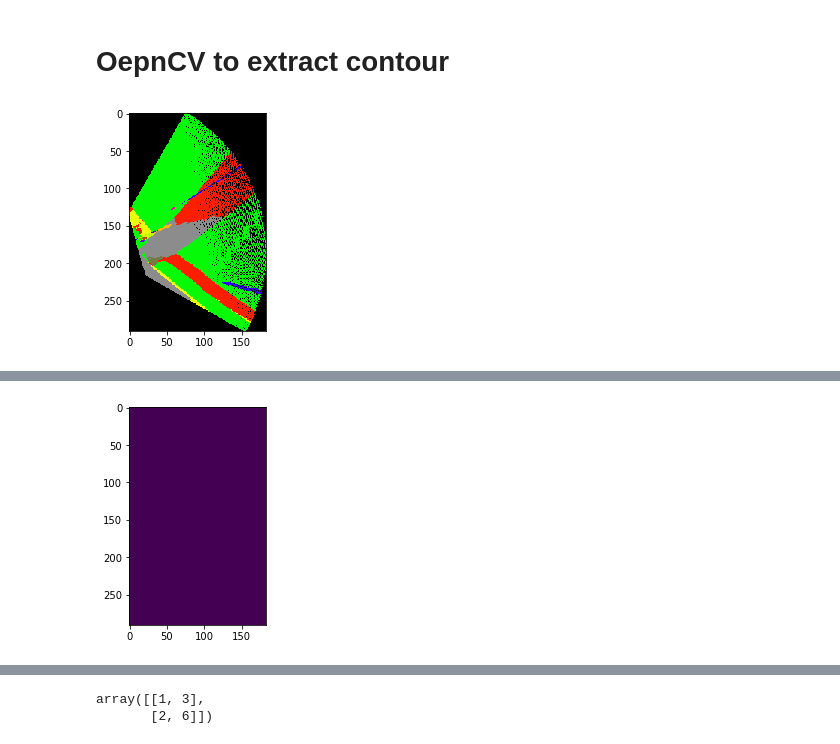
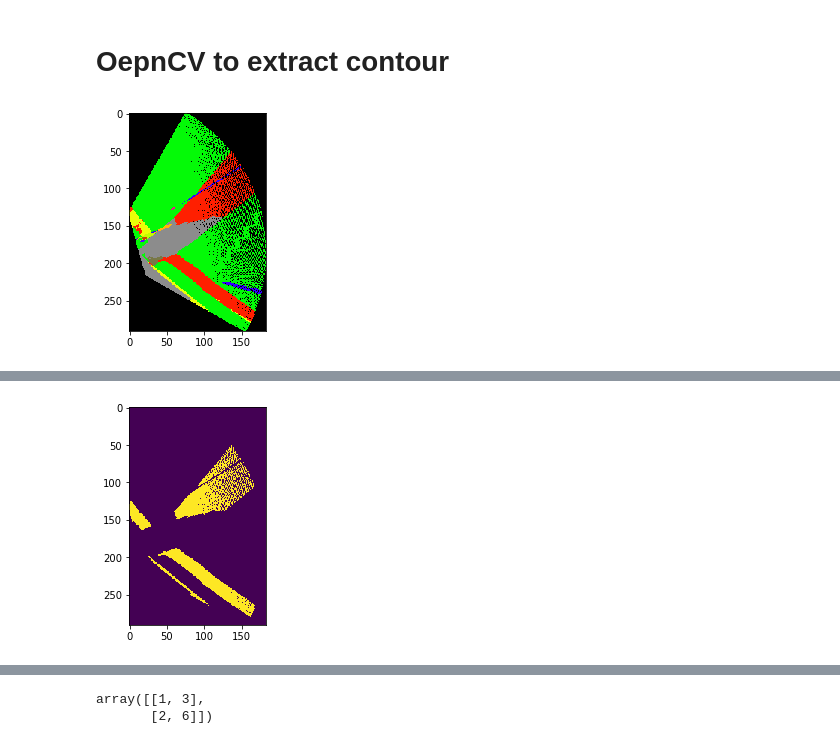
Before and after one commit to gladcolor/JupytetNoteBooks, a Jupyter notebook: StreetViewTools.ipynb, the cells around one changed output, grey strips where cells are left out. Saved outputs shown, nothing was run; the diff lists cells and outputs as text; code cells hidden in the pictures.

```diff
--- a/StreetViewTools.ipynb
+++ b/StreetViewTools.ipynb
@@ -839,31 +840,79 @@ height:  768
 # OepnCV to extract contour
 # %%
 import cv2
+
 import numpy as np
 import matplotlib.pyplot as plt
 from skimage import io
+from PIL import Image
 
 img_file = r'I:\DVRPC\Fill_gap\StreetView\images\kXg-PRDBdAix6L11lAtONA_-75.675715_40.050323_0_74.77_landcover.png'
-img = cv2.imread(img_file,0)
-img2 = io.imread(img_file)
-plt.imshow(img2)
+img_cv = cv2.imread(img_file)
+img_io = io.imread(img_file)
+img_pil = Image.open(img_file)
+plt.imshow(img_io)
 plt.show()
 
-np_img = np.array(img)
-hist,bins = np.histogram(np_img)
-print(hist)
-print(bins)
-np_img = np.where((np_img == 12) | (np_img == 53), 1, 0)
-print(np_img)
-ret,thresh = cv2.threshold(img,1,255,0)
-contours,hierarchy = cv2.findContours(thresh, 1, 2)
+np_img = np.array(img_pil)
 
-cnt = contours[0]
-M = cv2.moments(cnt)
-print(M)
+unique_elements, counts_elements = np.unique(np_img, return_counts=True)
+print(unique_elements)
+print(counts_elements)
+
+np_img = np.where((np_img == 12) | (np_img == 53), 255, 0).astype(np.uint8)
+unique_elements, counts_elements = np.unique(np_img, return_counts=True)
+print(unique_elements)
+print(counts_elements)
+
+pimg = Image.fromarray(np_img)
+
+# plt.imshow(pimg)
+# plt.show()
 
 
-plt.imshow(np_img)
+# cannot convert png to cv2 format.
+pimg.save("temp.png")
+
+# img1 = Image.open("temp.png")
+# plt.imshow(img1)
+# plt.show()
+
+img_cv2 = cv2.imread("temp.png", cv2.IMREAD_UNCHANGED)
+
+# cv2.imshow('img_cv2', img_cv2)
+
+plt.imshow(img_cv2)
 plt.show()
+
+img_np = np.array(img_cv2)
+unique_elements, counts_elements = np.unique(img_np, return_counts=True)
+print(unique_elements)
+print(counts_elements)
+
+
+ret,thresh = cv2.threshold(img_cv2, 1, 255,0)
+
+# print(thresh[:, 100])
+
+# plt.imshow(img_cv2)
+# plt.show()
+
+contours, hierarchy = cv2.findContours(thresh,cv2.RETR_TREE,cv2.CHAIN_APPROX_SIMPLE)
+
+# print(contours)
+
+img_cv3 = cv2.drawContours(img_cv2, contours, -1, (0,255,0), 3)
+
+cv2.imshow('img_cv3',img_cv3)
+
+# img_cv = cv2.cvtColor(np_img, cv2.GRAY2GRAY)
+
+# ret,thresh = cv2.threshold(img_cv2,0,1,0)
+
+# contours,hierarchy = cv2.findContours(img_cv2, 1, 2)
+
+# cnt = contours[0]
+# M = cv2.moments(cnt)
+# print(M)
 # %% [output]
 [figure]
@@ -880 +924 @@ plt.show()
-[figure, old version]
+[figure, new version]
```
Also changed, not shown: parts of 28 cells of this notebook, 1 other file.
